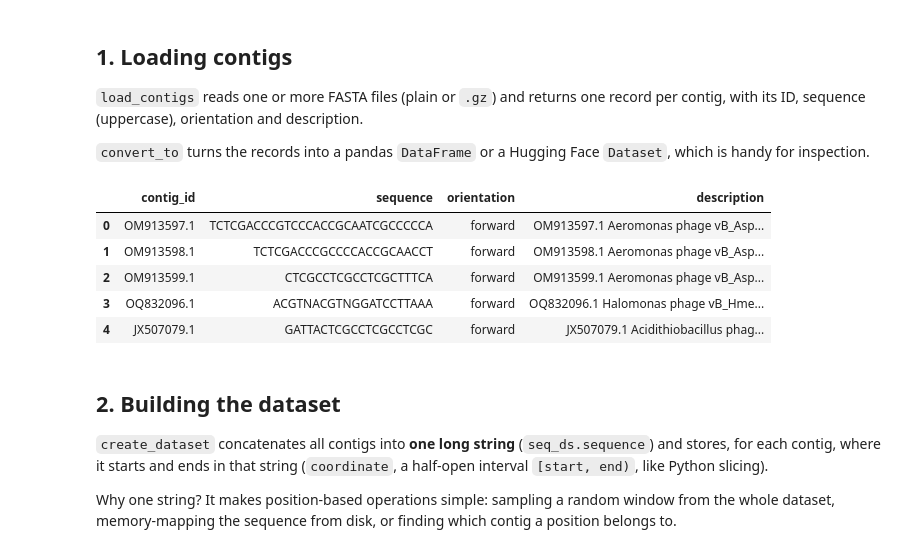
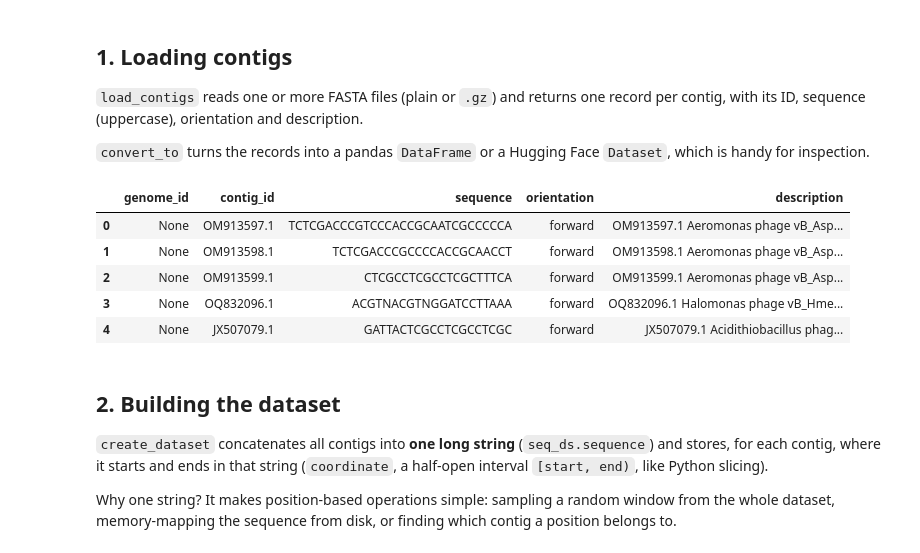
Before and after one commit to nbrg-ppcu/prokbert, a Jupyter notebook: examples/sequence_dataset.ipynb, the cells around one changed output. Drawn from its saved outputs; the diff is of its cells as text; code cells hidden in the pictures.

```diff
--- a/examples/sequence_dataset.ipynb
+++ b/examples/sequence_dataset.ipynb
@@ -62,15 +63,15 @@ seq_ds = SequenceDataset()
 # %%
 contigs = seq_ds.load_contig(DATA_PATH)
 # same as above just with multiple files
 # contigs = seq_ds.load_contigs([DATA_PATH, DATA_PATH])
-SequenceDataset.convert_to(contigs, return_as="pandas")
+helper.convert_to(contigs, return_as="pandas")
 # %% [output]
-|  | contig_id | sequence | orientation | description |
-| 0 | OM913597.1 | TCTCGACCCGTCCCACCGCAATCGCCCCCA | forward | OM913597.1 Aeromonas phage vB_Asp... |
-| 1 | OM913598.1 | TCTCGACCCGCCCCACCGCAACCT | forward | OM913598.1 Aeromonas phage vB_Asp... |
-| 2 | OM913599.1 | CTCGCCTCGCCTCGCTTTCA | forward | OM913599.1 Aeromonas phage vB_Asp... |
-| 3 | OQ832096.1 | ACGTNACGTNGGATCCTTAAA | forward | OQ832096.1 Halomonas phage vB_Hme... |
-| 4 | JX507079.1 | GATTACTCGCCTCGCCTCGC | forward | JX507079.1 Acidithiobacillus phag... |
+|  | genome_id | contig_id | sequence | orientation | description |
+| 0 | None | OM913597.1 | TCTCGACCCGTCCCACCGCAATCGCCCCCA | forward | OM913597.1 Aeromonas phage vB_Asp... |
+| 1 | None | OM913598.1 | TCTCGACCCGCCCCACCGCAACCT | forward | OM913598.1 Aeromonas phage vB_Asp... |
+| 2 | None | OM913599.1 | CTCGCCTCGCCTCGCTTTCA | forward | OM913599.1 Aeromonas phage vB_Asp... |
+| 3 | None | OQ832096.1 | ACGTNACGTNGGATCCTTAAA | forward | OQ832096.1 Halomonas phage vB_Hme... |
+| 4 | None | JX507079.1 | GATTACTCGCCTCGCCTCGC | forward | JX507079.1 Acidithiobacillus phag... |
 # %% [markdown]
 ## 2. Building the dataset
 
```
Also changed, not shown: parts of 16 cells of this notebook, 1 other file.
